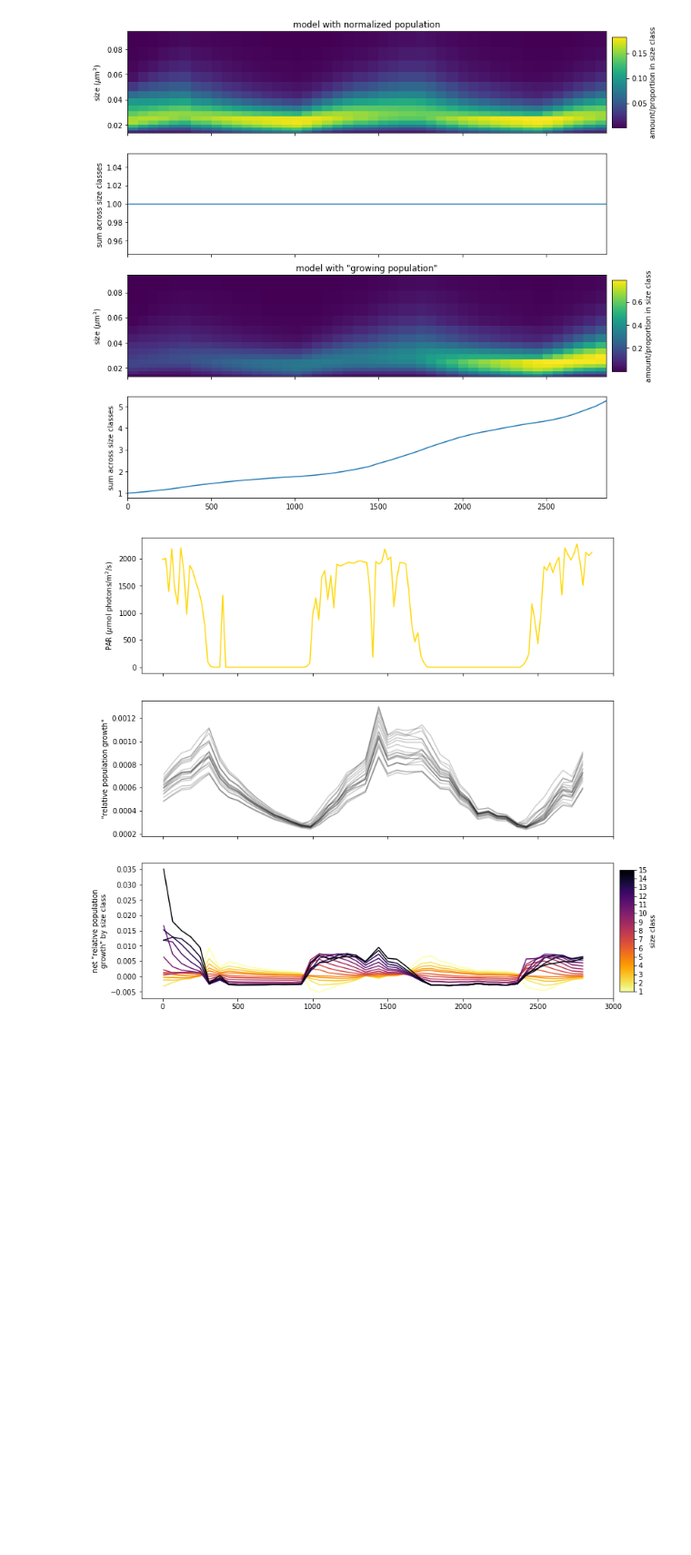
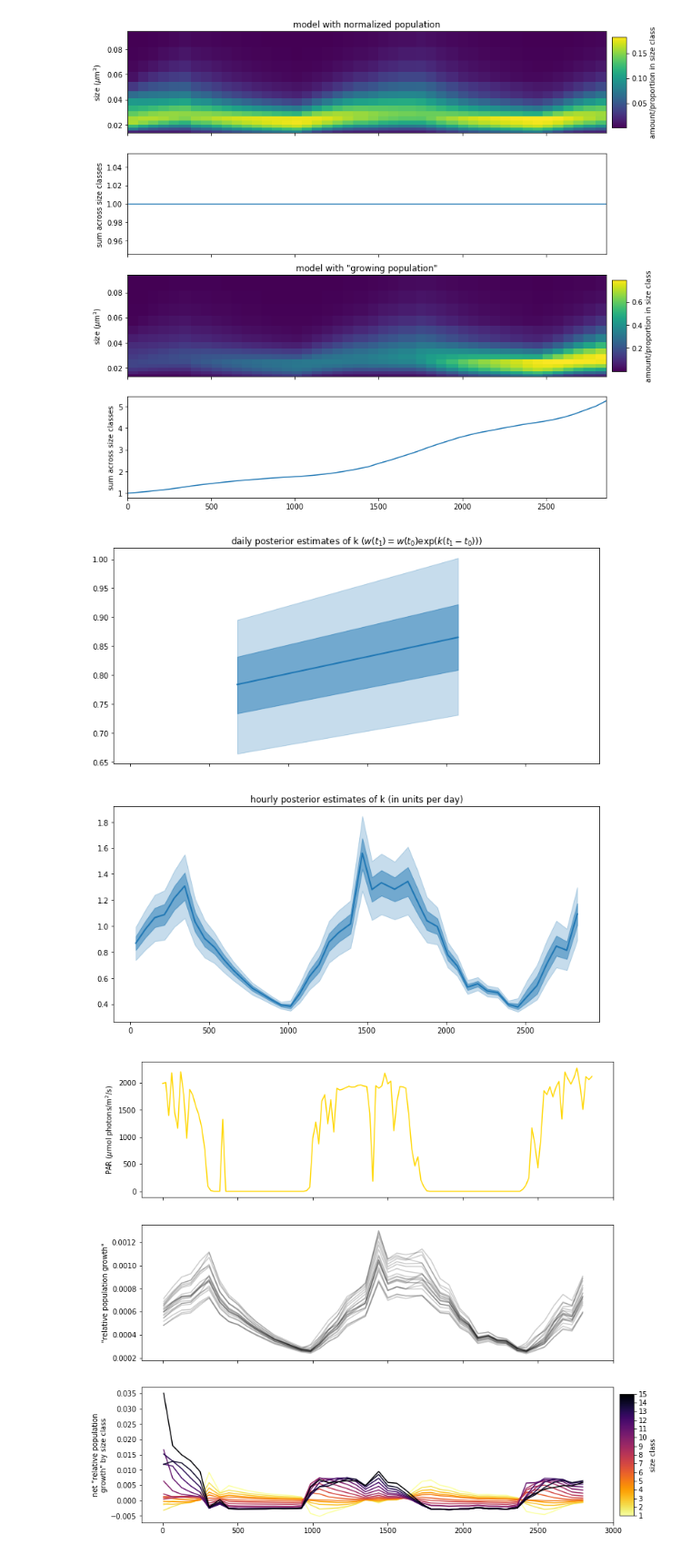
Before and after one commit to fribalet/Bayesian-matrixmodel, a Jupyter notebook: trackgrowthexperiments_sigmoidaldelta.ipynb, the cells around one changed output. Shown: that part at 91% size. Cells and saved outputs as stored; diff of their text form; code cells hidden in the pictures; blank space fills up the shorter version.

Commit message:
added new plot

```diff
--- a/trackgrowthexperiments_sigmoidaldelta.ipynb
+++ b/trackgrowthexperiments_sigmoidaldelta.ipynb
@@ -214,6 +214,33 @@ axs[-1].set_xlim([0,data['t_obs'][-1]])
 None
 # %% [output]
 [figure]
+# %%
+dt_obs = data['t_obs'][1]-data['t_obs'][0]
+
+# cheat a little: the -2 is used to get two roughly daily estimates
+ndt = {'day':1440//dt_obs-2, 'hour':60//dt_obs}
+
+sum_pop = np.sum(mcmc[name]['mod_obspos'], axis=1)
+
+fig,axs = plt.subplots(nrows=2,sharex=True,figsize=(12,12))
+for ax,key in zip(axs,ndt):
+    t = data['t_obs'][::ndt[key]]
+    tmp = sum_pop[:,::ndt[key]]
+    tmp = tmp[:,1:] / tmp[:,:-1]
+    k = np.log(tmp)/((t[1:]-t[:-1])/1440.0)
+
+    q = np.percentile(k, q=(5,25,50,75,95), axis=0)
+
+    t_mid = 0.5*(t[1:]+t[:-1])
+
+    ax.fill_between(t_mid, q[0,:], q[-1,:], color='C0', alpha=0.25)
+    ax.fill_between(t_mid, q[1,:], q[-2,:], color='C0', alpha=0.5)
+    ax.plot(t_mid, q[2,:], color='C0', lw=2)
+axs[0].set_title('daily posterior estimates of k ($w(t_1) = w(t_0)\exp(k (t_1-t_0))$)')
+axs[1].set_title('hourly posterior estimates of k (in units per day)')
+None
+# %% [output]
+[figure, added]
 # %%
 import matplotlib as mpl
 
```
